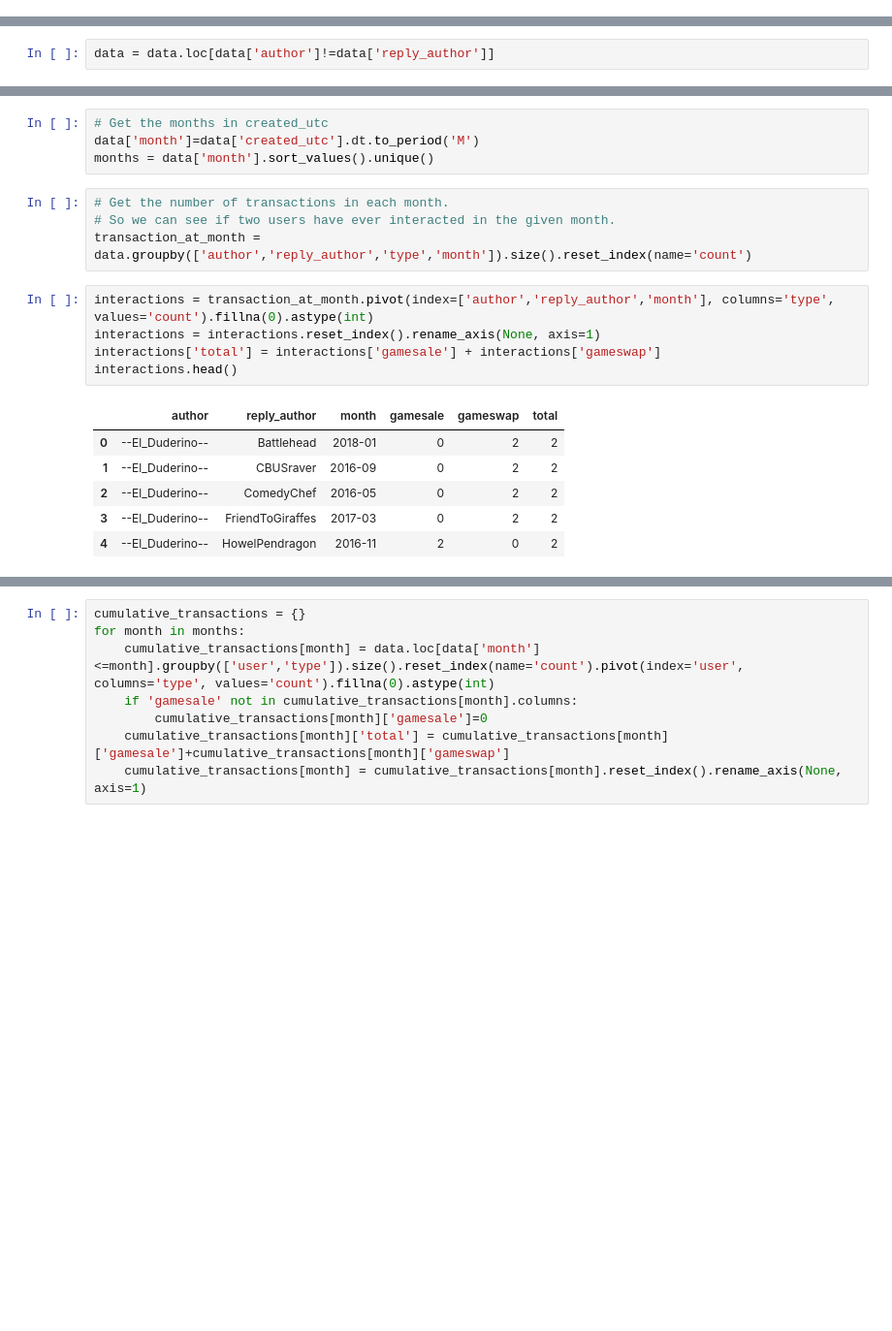
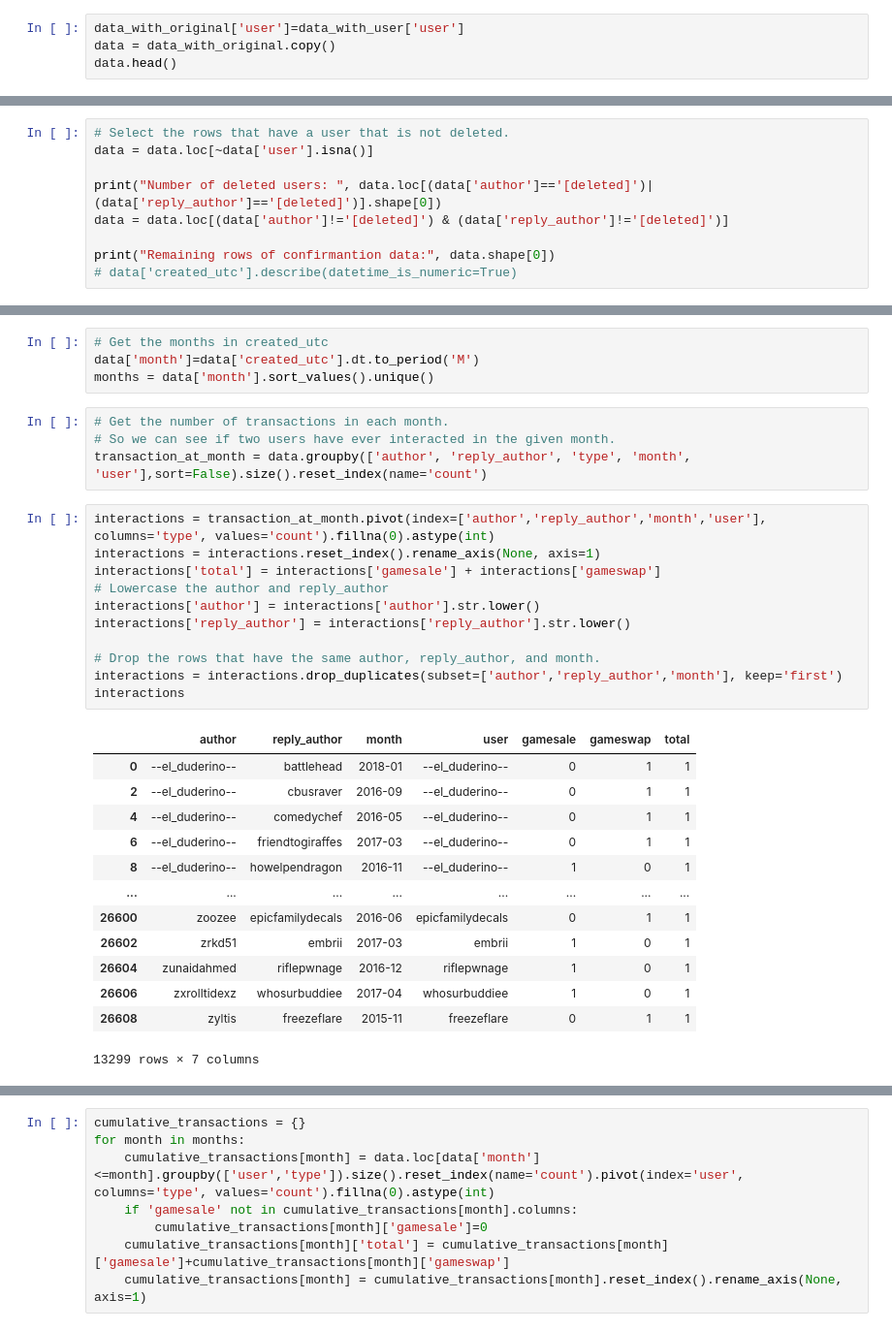
Before and after one commit to Jinyi-Liu/BZAN643-Project, a Jupyter notebook: 03_Reciprocal_Analysis.ipynb, the cells around one changed output, grey strips where cells are left out. Shown: that part at 97% size. Saved outputs shown, nothing was run; the diff lists cells and outputs as text; blank space fills up the shorter version.

```diff
--- a/03_Reciprocal_Analysis.ipynb
+++ b/03_Reciprocal_Analysis.ipynb
@@ -24,0 +32,4 @@ data = data.loc[data['created_utc']<='2018-12-31']
+# %%
+data_with_original['user']=data_with_user['user']
+data = data_with_original.copy()
+data.head()
@@ -35,2 +48,0 @@ data.loc[data['author']==data['reply_author']].shape
-# %%
-data = data.loc[data['author']!=data['reply_author']]
@@ -67,0 +49,9 @@ Name: created_utc, dtype: object
+# %%
+# Select the rows that have a user that is not deleted.
+data = data.loc[~data['user'].isna()]
+
+print("Number of deleted users: ", data.loc[(data['author']=='[deleted]')|(data['reply_author']=='[deleted]')].shape[0])
+data = data.loc[(data['author']!='[deleted]') & (data['reply_author']!='[deleted]')]
+
+print("Remaining rows of confirmantion data:", data.shape[0])
+# data['created_utc'].describe(datetime_is_numeric=True)
@@ -98,16 +81,29 @@ months = data['month'].sort_values().unique()
 # %%
 # Get the number of transactions in each month.
 # So we can see if two users have ever interacted in the given month.
-transaction_at_month = data.groupby(['author','reply_author','type','month']).size().reset_index(name='count')
+transaction_at_month = data.groupby(['author', 'reply_author', 'type', 'month', 'user'],sort=False).size().reset_index(name='count')
 # %%
-interactions = transaction_at_month.pivot(index=['author','reply_author','month'], columns='type', values='count').fillna(0).astype(int)
+interactions = transaction_at_month.pivot(index=['author','reply_author','month','user'], columns='type', values='count').fillna(0).astype(int)
 interactions = interactions.reset_index().rename_axis(None, axis=1)
 interactions['total'] = interactions['gamesale'] + interactions['gameswap']
-interactions.head()
+# Lowercase the author and reply_author
+interactions['author'] = interactions['author'].str.lower()
+interactions['reply_author'] = interactions['reply_author'].str.lower()
+
+# Drop the rows that have the same author, reply_author, and month.
+interactions = interactions.drop_duplicates(subset=['author','reply_author','month'], keep='first')
+interactions
 # %% [output]
-|  | author | reply_author | month | gamesale | gameswap | total |
-| 0 | --El_Duderino-- | Battlehead | 2018-01 | 0 | 2 | 2 |
-| 1 | --El_Duderino-- | CBUSraver | 2016-09 | 0 | 2 | 2 |
-| 2 | --El_Duderino-- | ComedyChef | 2016-05 | 0 | 2 | 2 |
-| 3 | --El_Duderino-- | FriendToGiraffes | 2017-03 | 0 | 2 | 2 |
-| 4 | --El_Duderino-- | HowelPendragon | 2016-11 | 2 | 0 | 2 |
+|  | author | reply_author | month | user | gamesale | gameswap | total |
+| 0 | --el_duderino-- | battlehead | 2018-01 | --el_duderino-- | 0 | 1 | 1 |
+| 2 | --el_duderino-- | cbusraver | 2016-09 | --el_duderino-- | 0 | 1 | 1 |
+| 4 | --el_duderino-- | comedychef | 2016-05 | --el_duderino-- | 0 | 1 | 1 |
+| 6 | --el_duderino-- | friendtogiraffes | 2017-03 | --el_duderino-- | 0 | 1 | 1 |
+| 8 | --el_duderino-- | howelpendragon | 2016-11 | --el_duderino-- | 1 | 0 | 1 |
+| ... | ... | ... | ... | ... | ... | ... | ... |
+| 26600 | zoozee | epicfamilydecals | 2016-06 | epicfamilydecals | 0 | 1 | 1 |
+| 26602 | zrkd51 | embrii | 2017-03 | embrii | 1 | 0 | 1 |
+| 26604 | zunaidahmed | riflepwnage | 2016-12 | riflepwnage | 1 | 0 | 1 |
+| 26606 | zxrolltidexz | whosurbuddiee | 2017-04 | whosurbuddiee | 1 | 0 | 1 |
+| 26608 | zyltis | freezeflare | 2015-11 | freezeflare | 0 | 1 | 1 |
+13299 rows × 7 columns
```
Also changed, not shown: parts of 23 cells of this notebook.
